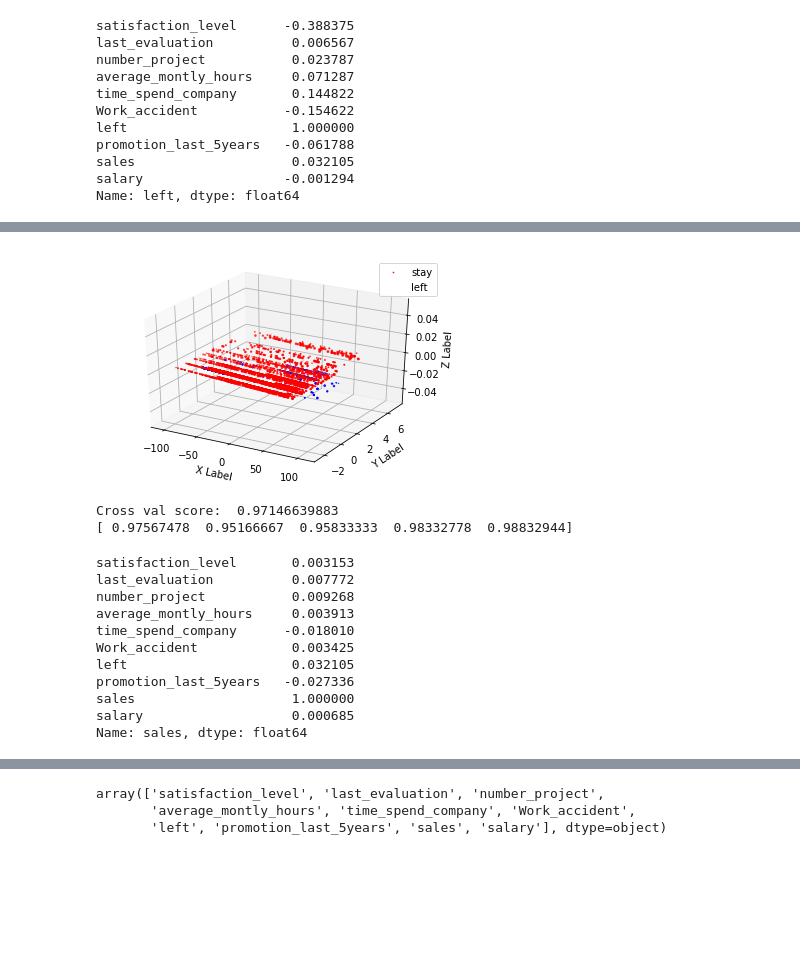
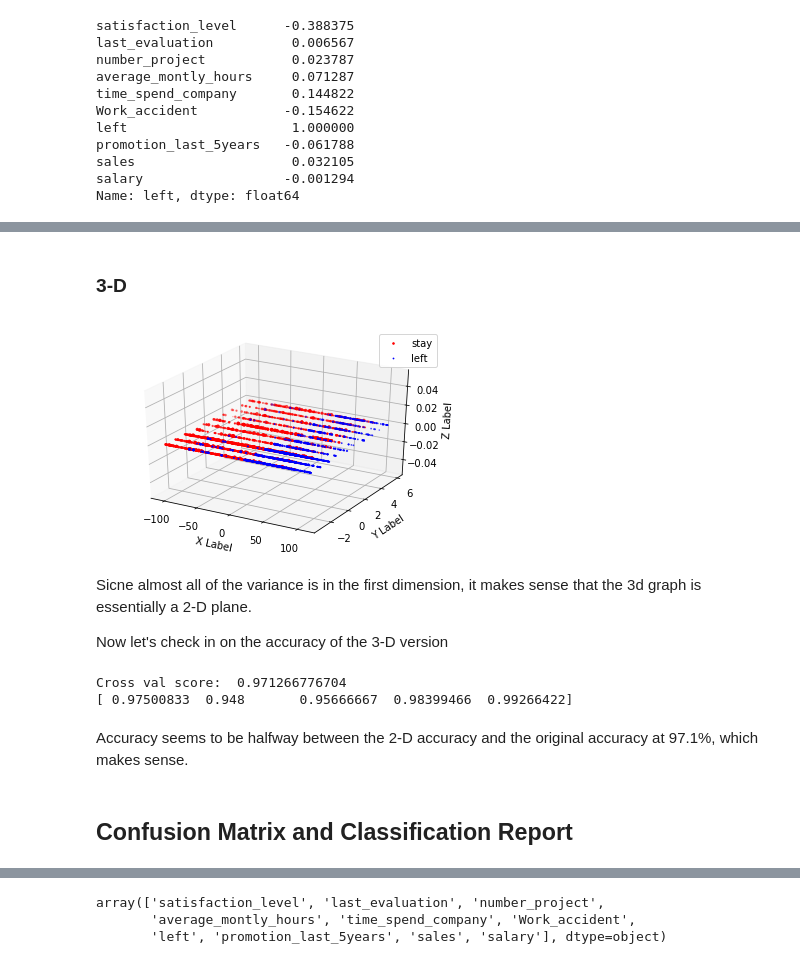
Before and after one commit to altock/Kaggle, a Jupyter notebook: HR_Analytics/HR Post.ipynb, the cells around one changed output, grey strips where cells are left out. Cells and saved outputs as stored; diff of their text form; code cells hidden in the pictures; blank space fills up the shorter version.

Commit message:
Started First Recommender Post

```diff
--- a/HR_Analytics/HR Post.ipynb
+++ b/HR_Analytics/HR Post.ipynb
@@ -293,0 +314,6 @@ Cross val score:  0.991532977585
+# %%
+drop = ['left', 'promotion_last_5years', 'Work_accident']
+for i, clf in enumerate(classifiers):
+    print('Classifier ', i)
+
+    cross_val_left(hr, clf, drop=drop)
@@ -294,9 +338,8 @@ Cross val score:  0.991532977585
 # %%
-from sklearn.feature_selection import RFE
 model = RandomForestClassifier(n_estimators=500, n_jobs=-1)
-clf = RFE(model,7 )
+clf = RFE(model, 5)
 
-X = hr.drop(['left'],1)
+X = hr.drop(['left'], 1)
 y = hr.left
 X_train, X_test, y_train, y_test = train_test_split(X, y, test_size=0.2)
 
@@ -311,14 +360,20 @@ print(clf.ranking_)
 # %%
-# from sklearn.feature_selection import RFE
-# model = svm.SVC(kernel='linear')
-# clf = RFE(model,5 )
+classifiers = [AdaBoostClassifier(),
+               GradientBoostingClassifier(),
+               LogisticRegressionCV(),
+               MultinomialNB()]
 
-# X = hr.drop(['left'],1)
-# y = hr.left
-# X_train, X_test, y_train, y_test = train_test_split(X, y, test_size=0.2)
+for i, model in enumerate(classifiers):
+    clf = RFE(model, 5)
+
+    X = hr.drop(['left'], 1)
+    y = hr.left
+    X_train, X_test, y_train, y_test = train_test_split(X, y, test_size=0.2)
 
 
-# clf.fit(X_train, y_train)
-# print(clf.support_)
-# print(clf.ranking_)
-# # Gets same result as feature_importance
+    print("Classifier %d" % i)
+    clf.fit(X_train, y_train)
+
+    print(clf.ranking_)
+    print()
+    # Gets same result as feature_importance
@@ -325,6 +402,5 @@ print(clf.ranking_)
 # %%
-# PCA on relevant features
-drop = ['left',  'sales', 'salary']
+drop = ['left',  'promotion_last_5years', 'Work_accident']
 
 y = np.array(hr.left)
 
@@ -372,29 +449,32 @@ plt.show()
+# %% [markdown]
+### 3-D
 # %%
-# 3D PCA, Clear plane difference between them
-drop = ['left',  'sales', 'salary']
-
 y = np.array(hr.left)
 
 X = np.array(hr.drop(drop,1))
 pca = PCA(n_components=3).fit(X)
 X_pca = pca.transform(X)
 
 colors = itertools.cycle('rb')
 target_ids = range(2)
 fig = plt.figure()
 ax = fig.add_subplot(111, projection='3d')
 for i, c, label in zip(target_ids, colors, ["stay","left"]):
     plt.scatter(X_pca[y == i, 0], X_pca[y == i, 1],X_pca[y == i, 2],
                 c=c, label=label)
 
 ax.set_xlabel('X Label')
 ax.set_ylabel('Y Label')
 ax.set_zlabel('Z Label')
 
 plt.legend()
 plt.show()
 # %% [output]
-[figure, old version]
+[figure, new version]
+# %% [markdown]
+Sicne almost all of the variance is in the first dimension, it makes sense that the 3d graph is essentially a 2-D plane.
+
+Now let's check in on the accuracy of the 3-D version
 # %%
 # 3D accuracy is the same as 2D
 clf = RandomForestClassifier(n_estimators=500, n_jobs=-1)
@@ -407,21 +487,9 @@ scores = cross_val_score(clf, X_pca, y, cv=CV_FOLDS, n_jobs=-1)
 print('Cross val score: ', sum(scores) / CV_FOLDS )
 print(scores)
 # %% [output]
-Cross val score:  0.97146639883
-[ 0.97567478  0.95166667  0.95833333  0.98332778  0.98832944]
+Cross val score:  0.971266776704
+[ 0.97500833  0.948       0.95666667  0.98399466  0.99266422]
-# %%
-# Attempt to find department level features, doesn't seem to matter
-hr_corr = hr.corr()
-hr_corr["sales"]
-# %% [output]
-satisfaction_level       0.003153
-last_evaluation          0.007772
-number_project           0.009268
-average_montly_hours     0.003913
-time_spend_company      -0.018010
-Work_accident            0.003425
-left                     0.032105
-promotion_last_5years   -0.027336
-sales                    1.000000
-salary                   0.000685
-Name: sales, dtype: float64
+# %% [markdown]
+Accuracy seems to be halfway between the 2-D accuracy and the original accuracy at 97.1%, which makes sense.
+# %% [markdown]
+## Confusion Matrix and Classification Report
```
Also changed, not shown: parts of 42 cells of this notebook, 1 other file.
